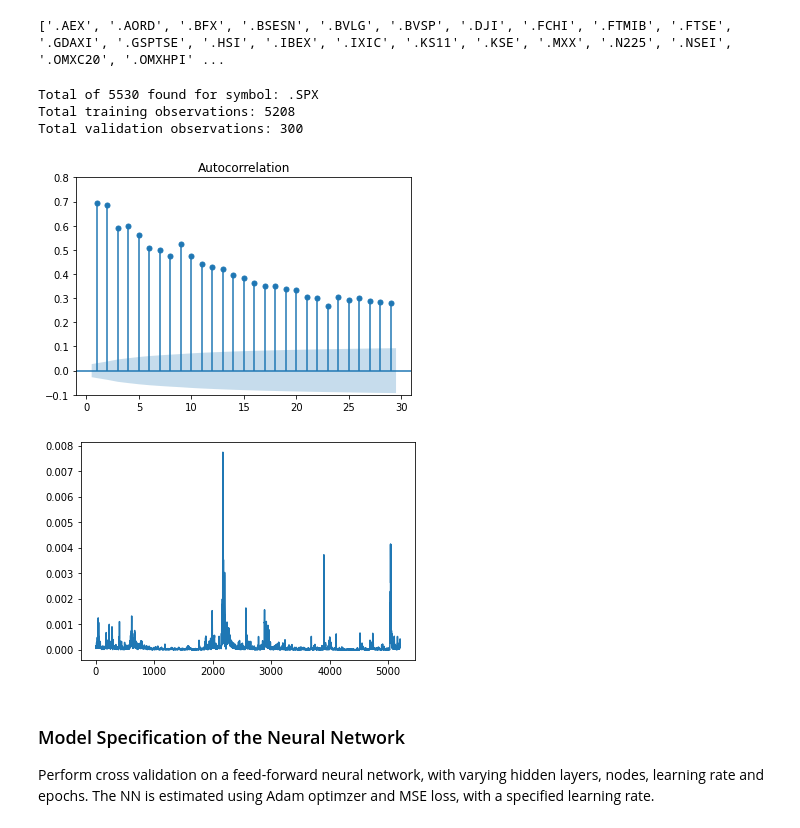
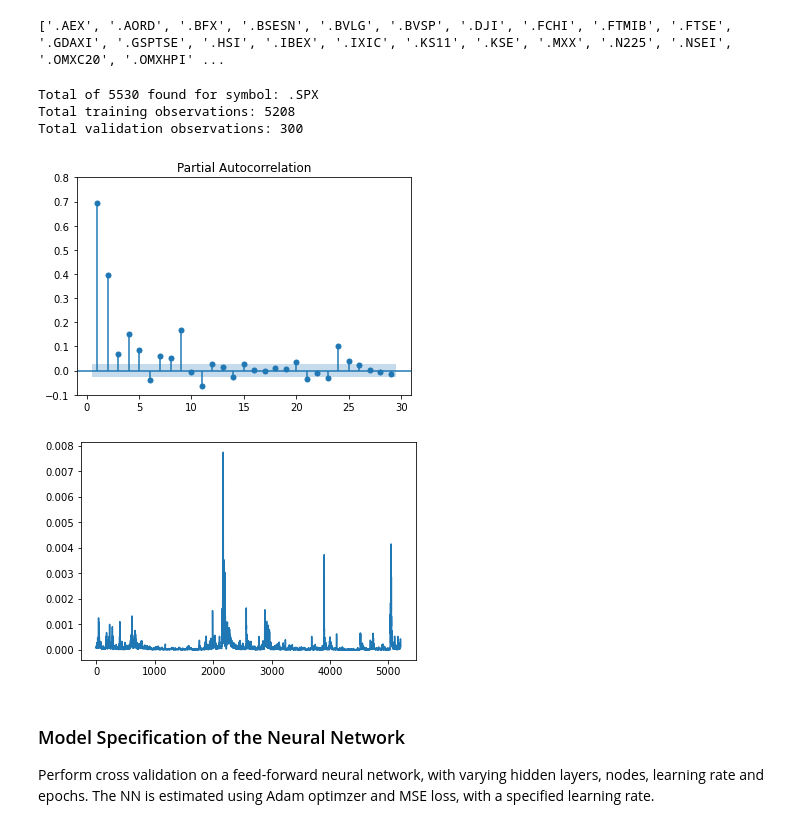
Before and after one commit to CodingNoob234/casestudy-neural-networks, a Jupyter notebook: main.ipynb, the cells around one changed output. Saved outputs shown, nothing was run; the diff lists cells and outputs as text; code cells hidden in the pictures.

```diff
--- a/main.ipynb
+++ b/main.ipynb
@@ -44,33 +44,33 @@ print(get_tickers_in_data())
 # %%
 # fetch data through yahoo finance API, compute features, split into training and validation subsets
 # ... for both NN and HAR
 
 ticker = ".SPX"
 
 # data = get_rv_from_yahoo(ticker)
 # or use ...
 data = get_rv_from_data(ticker)
 n_observations = len(data)
 print(f"Total of {n_observations} found for symbol: {ticker}")
 
 # data_nn_train, data_nn_val, data_har_train, data_har_val = pre_process_all_data(data, train_size=.8)
 data_nn_train, data_nn_val, data_har_train, data_har_val = pre_process_all_data(data, test_size = 300)
 
 train_observations, test_observations = len(data_nn_train), len(data_nn_val)
 print(f"Total training observations: {train_observations}")
 print(f"Total validation observations: {test_observations}")
 
 # to determine gap used in TimeSeriesSplit
-plot_acf(data_har_train.y, lags = range(1, 30))
+plot_pacf(data_har_train.y, lags = range(1, 30))
 plt.ylim(-0.1, 0.8)
 plt.show()
 plt.plot(data_har_train.y)
 plt.show()
 # %% [output]
 Total of 5530 found for symbol: .SPX
 Total training observations: 5208
 Total validation observations: 300
-[figure, old version]
+[figure, new version]
 [figure]
 # %% [markdown]
 ### Model Specification of the Neural Network
```
Also changed, not shown: parts of 3 cells of this notebook.
